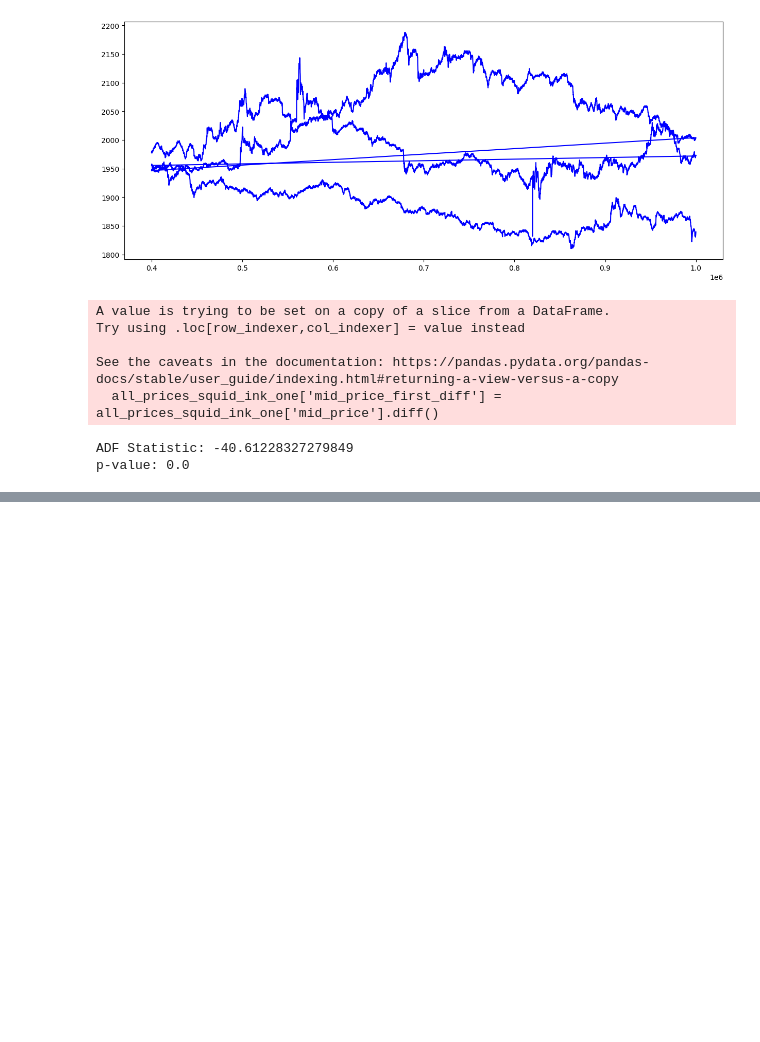
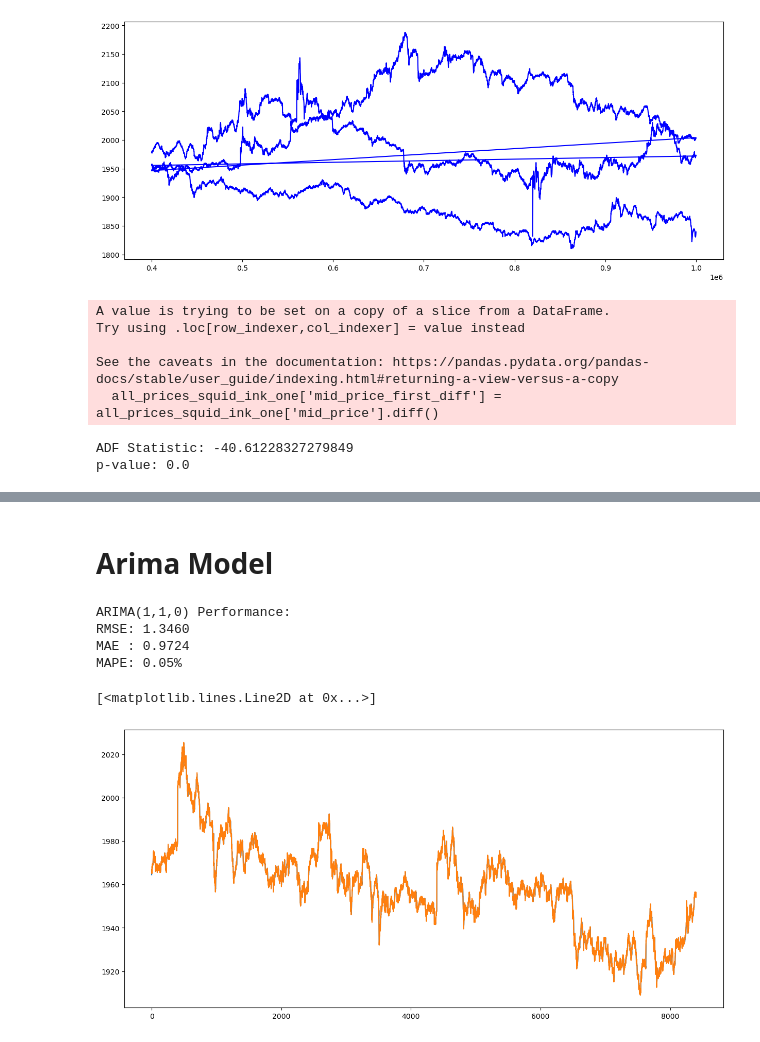
Before and after one commit to williamzkollard/IMC-Prosperity-2025, a Jupyter notebook: src/Round 1/Data_Analysisv0.1.ipynb, the cells around one changed output, grey strips where cells are left out. Cells and saved outputs as stored; diff of their text form; code cells hidden in the pictures; blank space fills up the shorter version.

Commit message:
arima model for kelp - first part of trading day

```diff
--- a/src/Round 1/Data_Analysisv0.1.ipynb
+++ b/src/Round 1/Data_Analysisv0.1.ipynb
@@ -241,0 +258,2 @@ See the caveats in the documentation: https://pandas.pydata.org/pandas-docs/stab
+# %% [markdown]
+# Arima Model
@@ -241,0 +264,47 @@ See the caveats in the documentation: https://pandas.pydata.org/pandas-docs/stab
+# %%
+# Extract mid-prices
+data = np.array(
+    all_prices[(all_prices["product"] == "SQUID_INK") & (all_prices["timestamp"] < 400000)]['mid_price'].values
+)
+
+# Split into initial training and testing sets
+initial_train_size = int(0.3 * len(data))  # start with 30% training
+test_data = data[initial_train_size:]
+predictions = []
+
+for i in tqdm(range(len(test_data))):
+    # Expand training data by one new point at a time
+    train_window = data[i:initial_train_size + i]
+
+    # Fit ARIMA
+    model = ARIMA(train_window, order=(1, 1, 0))
+    model_fit = model.fit()
+    forecast = model_fit.forecast()[0]  # 1-step forecast
+
+    predictions.append(forecast)
+
+# Evaluate predictions
+test_values = test_data  # actual future values
+predictions = np.array(predictions)
+
+rmse = np.sqrt(mean_squared_error(test_values, predictions))
+mae = mean_absolute_error(test_values, predictions)
+mape = np.mean(np.abs((test_values - predictions) / test_values)) * 100
+
+# 5. Print results
+print(f"ARIMA(1,1,0) Performance:")
+print(f"RMSE: {rmse:.4f}")
+print(f"MAE : {mae:.4f}")
+print(f"MAPE: {mape:.2f}%")
+# %% [output]
+ARIMA(1,1,0) Performance:
+RMSE: 1.3460
+MAE : 0.9724
+MAPE: 0.05%
+# %%
+fig, ax = plt.subplots( figsize=(15, 7))
+ax.plot(predictions, label = 'predictions')
+ax.plot(test_values, label = 'test data')
+# %% [output]
+[<matplotlib.lines.Line2D at 0x...>]
+[figure, added]
```
Also changed, not shown: parts of 18 cells of this notebook.
